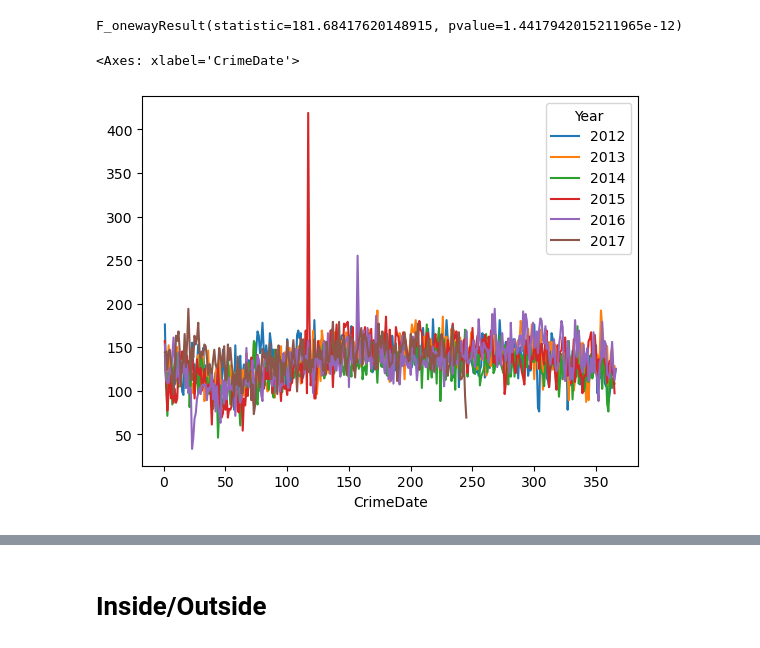
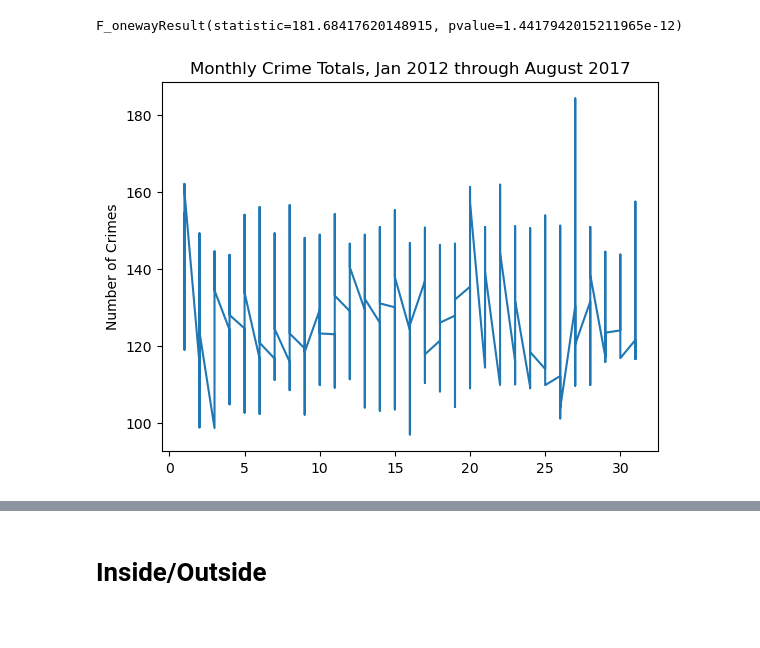
Before and after one commit to johbry17/Crime-in-Baltimore, a Jupyter notebook: Resources/miscellaneous/test.ipynb, the cells around one changed output, grey strips where cells are left out. Saved outputs shown, nothing was run; the diff lists cells and outputs as text; code cells hidden in the pictures.

Commit message:
monthly crime totals done

```diff
--- a/Resources/miscellaneous/test.ipynb
+++ b/Resources/miscellaneous/test.ipynb
@@ -133,13 +133,25 @@ n = pre2017_df[pre2017_df["Time of Day"] == "Late Night"].groupby(pre2017_df["Cr
 st.f_oneway(m, a, e, n)
 # %% [output]
 F_onewayResult(statistic=181.68417620148915, pvalue=1.4417942015211965e-12)
-# %%
-year_df = df.copy()
-year_df["Year"] = year_df.CrimeDate.dt.year
-
-_ = year_df.groupby(year_df.CrimeDate.dt.dayofyear)["Year"].value_counts().unstack()
-_.plot(kind='line')
-# plt.ylim(50, 220)
-# %% [output]
-<Axes: xlabel='CrimeDate'>
-[figure, removed]
+# %%
+import calendar
+
+year_df = df.copy()
+year_df["Year"] = year_df.CrimeDate.dt.year
+year_df["Month"] = year_df.CrimeDate.dt.month
+year_df["Day"] = year_df.CrimeDate.dt.day
+year_df = year_df[year_df.CrimeDate < "2017-09-01"]
+
+_ = year_df.groupby(["Day", "Month", "Year"]).size().groupby(["Day", "Month"]).mean().reset_index(name="mean_crimes")
+
+plt.plot(_.Day, _.mean_crimes)
+
+# Format the plot
+#plt.xticks(range(1, 13), labels=calendar.month_abbr[1:])
+plt.ylabel("Number of Crimes")
+plt.title("Monthly Crime Totals, Jan 2012 through August 2017")
+plt.show()
+
+# this is a Frankenstein-ian mess
+# %% [output]
+[figure, added]
```
Also changed, not shown: parts of 3 cells of this notebook.
